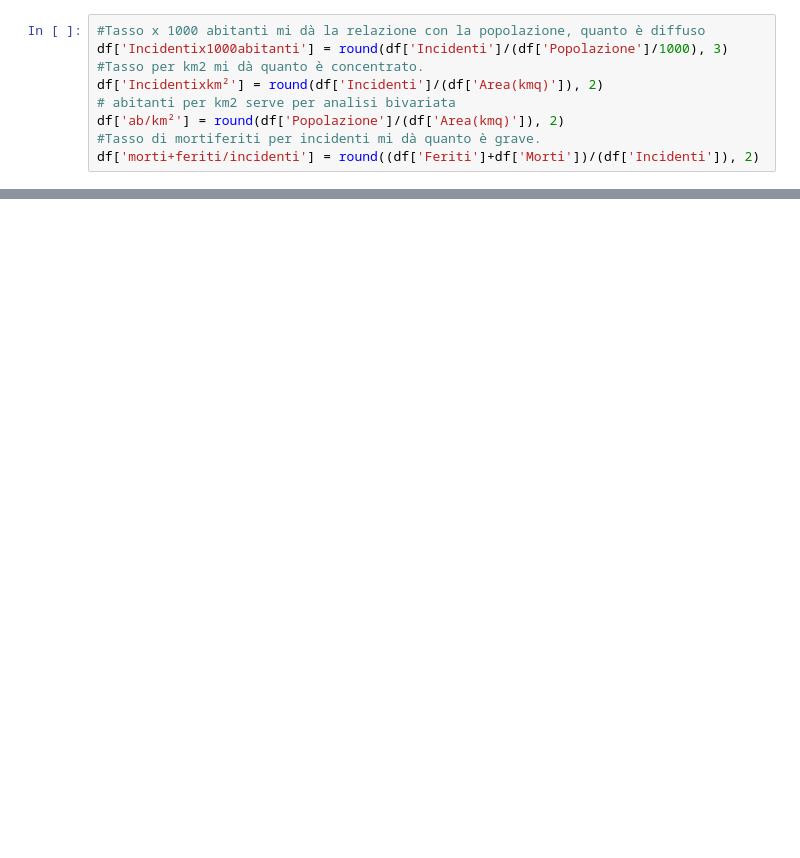
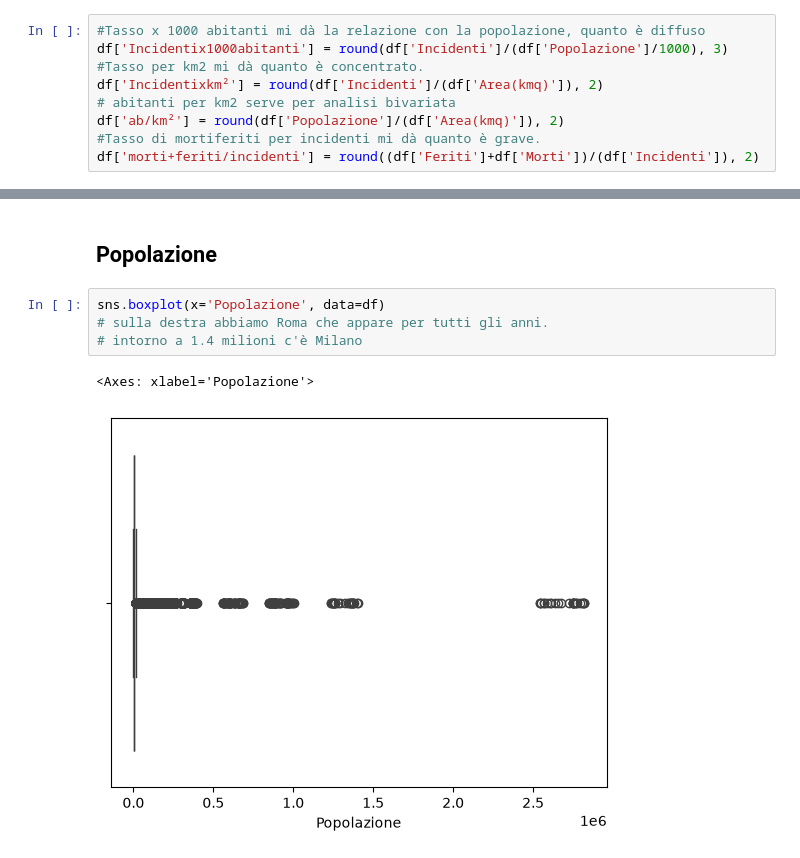
Before and after one commit to giuliocipone-lang/Boolean_capstone_project, a Jupyter notebook: EDA.ipynb, the cells around one changed output, grey strips where cells are left out. Saved outputs shown, nothing was run; the diff lists cells and outputs as text; blank space fills up the shorter version.

```diff
--- a/EDA.ipynb
+++ b/EDA.ipynb
@@ -33,0 +57,9 @@ df.describe()
+# %% [markdown]
+## Popolazione
+# %%
+sns.boxplot(x='Popolazione', data=df)
+# sulla destra abbiamo Roma che appare per tutti gli anni.
+# intorno a 1.4 milioni c'è Milano
+# %% [output]
+<Axes: xlabel='Popolazione'>
+[figure, added]
```
Also changed, not shown: parts of 11 cells of this notebook.
